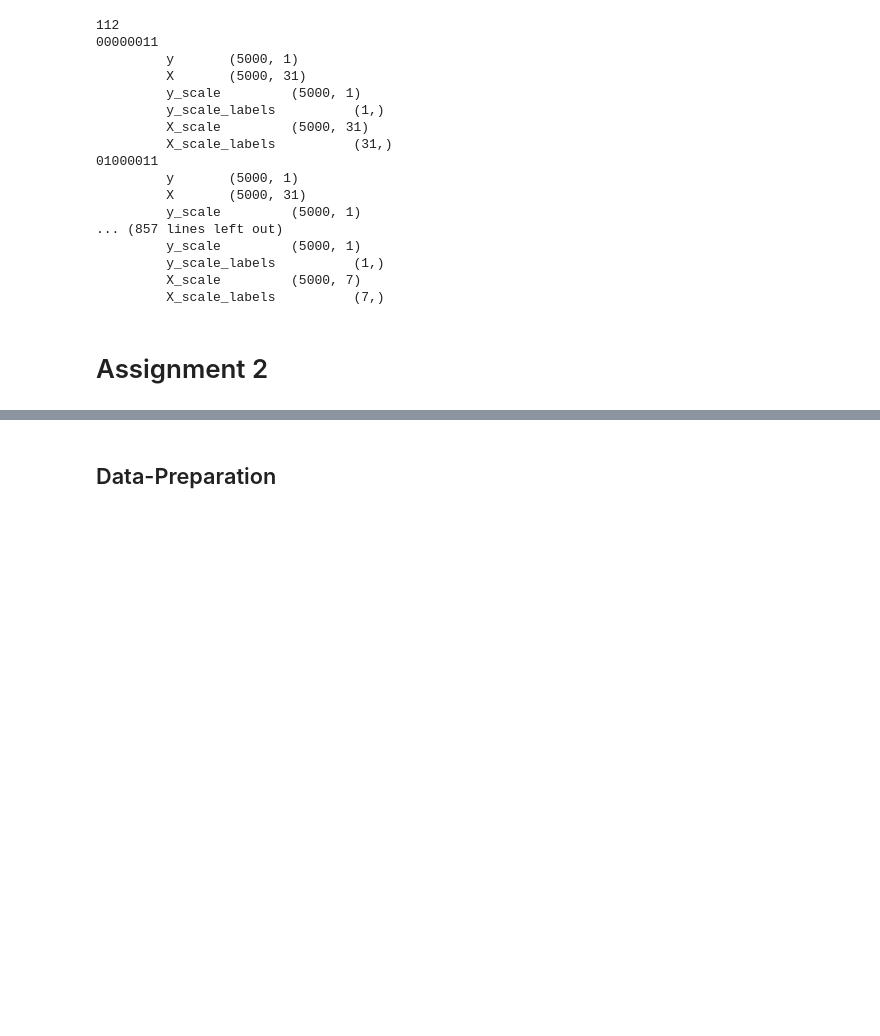
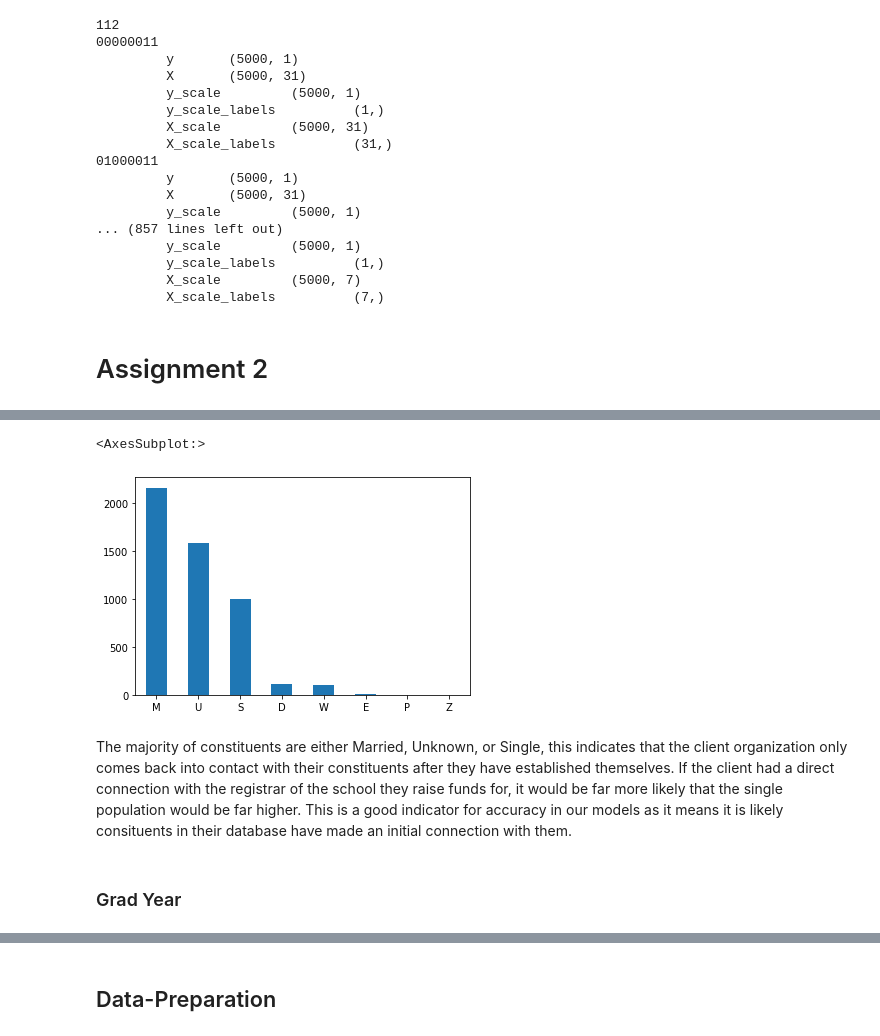
Before and after one commit to jrobio/assignment2, a Jupyter notebook: notebooks/assignment2.ipynb, the cells around one changed output, grey strips where cells are left out. Drawn from its saved outputs; the diff is of its cells as text; code cells hidden in the pictures; blank space fills up the shorter version.

```diff
--- a/notebooks/assignment2.ipynb
+++ b/notebooks/assignment2.ipynb
@@ -762,0 +855,7 @@ for k_model, v_data in dict_8bit.items():
+# %%
+# Exploring the category column marital_status
+dre_column = 'marital_status'
+print('null count',dre_df[dre_column].isnull().sum())
+print('value count',dre_df[dre_column].notnull().sum())
+dre_marital_report = dre_df[dre_column].value_counts()
+dre_marital_report
@@ -762,0 +882,9 @@ for k_model, v_data in dict_8bit.items():
+# %%
+dre_marital_report.plot.bar(x='marital_status',y='count',rot=0)
+# %% [output]
+<AxesSubplot:>
+[figure, added]
+# %% [markdown]
+The majority of constituents are either Married, Unknown, or Single, this indicates that the client organization only comes back into contact with their constituents after they have established themselves. If the client had a direct connection with the registrar of the school they raise funds for, it would be far more likely that the single population would be far higher. This is a good indicator for accuracy in our models as it means it is likely consituents in their database have made an initial connection with them.
+# %% [markdown]
+### Grad Year
```
Also changed, not shown: parts of 26 cells of this notebook, 3 other files.
